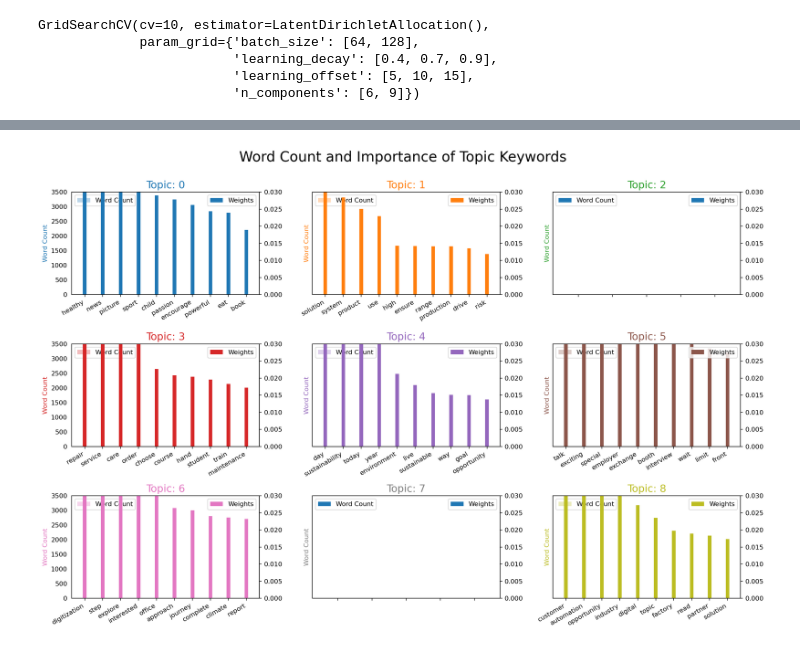
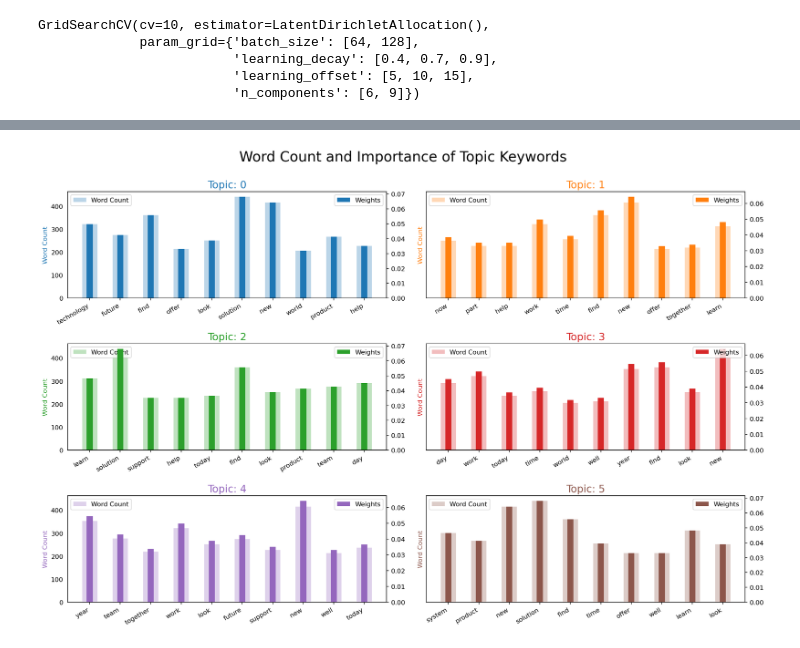
Before and after one commit to vladislabv/machine-learning-project, a Jupyter notebook: notebooks/2.1-vst-latent-dirichlet-analysis-lda-Copy1.ipynb, the cells around one changed output, grey strips where cells are left out. Cells and saved outputs as stored; diff of their text form; code cells hidden in the pictures.

```diff
--- a/notebooks/2.1-vst-latent-dirichlet-analysis-lda-Copy1.ipynb
+++ b/notebooks/2.1-vst-latent-dirichlet-analysis-lda-Copy1.ipynb
@@ -352,6 +391,6 @@ df_topic_keywords
 # %%
 # Format
-df_dominant_topic = format_topics_sentences(best_lda_model, vectorizer, data).reset_index()
+df_dominant_topic = format_topics_sentences(best_lda_model, vec_tfidf, data).reset_index()
 df_dominant_topic.columns = ['Document_No', 'Dominant_Topic', 'Topic_Perc_Contrib', 'Keywords', 'Text']
 df_dominant_topic.head(10)
 # %% [output]
@@ -388,7 +427,7 @@ plt.show()
 # %%
 cols = [color for name, color in mcolors.TABLEAU_COLORS.items()]  # more colors: 'mcolors.XKCD_COLORS'
 
-fig, axes = plt.subplots(3,3,figsize=(16,14), dpi=160, sharex=True, sharey=True)
+fig, axes = plt.subplots(3,2,figsize=(16,14), dpi=160, sharex=True, sharey=True)
 
 for i, ax in enumerate(axes.flatten()):
     df_dominant_topic_sub = df_dominant_topic.loc[df_dominant_topic.Dominant_Topic == i, :]
@@ -425,16 +464,13 @@ cloud = WordCloud(stopwords='english',
 # Assuming you have a trained scikit-learn LDA model 'lda_model' and a vectorizer 'vectorizer'
 
 # Get the top words for each topic from the LDA model
-
 topics = best_lda_model.components_
 
 fig, axes = plt.subplots(3, 2, figsize=(10, 10), sharex=True, sharey=True)
 
 for i, ax in enumerate(axes.flatten()):
-    if i == 5:
-        break
     fig.add_subplot(ax)
-    topic_words = dict(zip(vectorizer.get_feature_names_out(), topics[i]))
+    topic_words = dict(zip(vec_tfidf.get_feature_names_out(), topics[i]))
     top_words = dict(sorted(topic_words.items(), key=lambda x: x[1], reverse=True)[:num_words])
     cloud.generate_from_frequencies(top_words)
     plt.imshow(cloud, interpolation='bilinear')
@@ -451,39 +487,78 @@ plt.show()
 # %%
-# Plot Word Count and Weights of Topic Keywords
-fig, axes = plt.subplots(3, 3, figsize=(16, 10), sharey=True, dpi=160)
+# Get the topics and their top words from the LDA model
+num_topics = best_lda_model.n_components
+topics = best_lda_model.components_
+
+# Flatten the list of documents and count word occurrences
+term_frequencies = X_tfidf.sum(axis=0).A1
+
+# Get the feature names (vocabulary)
+vocab = vec_tfidf.get_feature_names_out()
+
+# Create a dictionary to map terms to their frequencies
+word_counts = dict(zip(vocab, term_frequencies))
+
+# Initialize a list to store data
+out = []
+
+# Iterate through topics and their top words
+for i, topic in enumerate(topics):
+    top_words = [vec_tfidf.get_feature_names_out()[j] for j in topic.argsort()[-10:][::-1]]  # Adjust the number of top words as needed
+    for word in top_words:
+        # Get the word count
+        word_count = word_counts[word]
+
+        # Calculate word importance as word count divided by the total word count
+        word_importance = word_count / term_frequencies.sum()
+
+        out.append([word, i, word_count, word_importance])
+
+# Create a DataFrame from the collected data
+dfK = pd.DataFrame(out, columns=['word', 'topic_id', 'word_count', 'importance'])
+
+max_word_count = dfK['word_count'].max()
+max_word_importance = dfK['importance'].max()
+
+fig, axes = plt.subplots(3, 2, figsize=(16, 10), sharey=True, dpi=160)
 cols = [color for name, color in mcolors.TABLEAU_COLORS.items()]
-max_word_count = df['word_count'].max()
 
 for i, ax in enumerate(axes.flatten()):
-    ax.bar(x='word', height="word_count", data=df.loc[df.topic_id == i, :], color=cols[i], width=0.5, alpha=0.3, label='Word Count')
+    ax.bar(x='word', height="word_count", data=dfK.loc[dfK.topic_id == i, :], color=cols[i], width=0.5, alpha=0.3, label='Word Count')
     ax_twin = ax.twinx()
-    ax_twin.bar(x='word', height="importance", data=df.loc[df.topic_id == i, :], color=cols[i], width=0.2, label='Weights')
+    ax_twin.bar(x='word', height="importance", data=dfK.loc[dfK.topic_id == i, :], color=cols[i], width=0.2, label='Weights')
 
     # Check if the maximum word count is very small or zero
     if max_word_count < 1e-5:
         y_axis_limit = 0.1  # Set a small non-zero value for the y-axis limit
     else:
         y_axis_limit = max_word_count * 1.2
 
-    ax.set_ylim(0, y_axis_limit)
-    ax_twin.set_ylim(0, 0.030)
+    # if max_word_importance < 1e-5:
+    #     y_twin_axis_limit = 0.001
+    # else:
+    #     y_twin_axis_limit = max_word_importance * 1.2
 
-    x_labels = df.loc[df.topic_id == i, 'word']
+    #ax.set_ylim(0, y_axis_limit)
+    #ax_twin.set_ylim(0, y_twin_axis_limit)
+
+    # Set x-axis tick locations and labels
+    x_labels = dfK.loc[dfK.topic_id == i, 'word']
     ax.set_xticks(range(len(x_labels)))
     ax.set_xticklabels(x_labels, rotation=30, horizontalalignment='right')
 
     ax.set_ylabel('Word Count', color=cols[i])
     ax.set_title('Topic: ' + str(i), color=cols[i], fontsize=16)
     ax.tick_params(axis='y', left=False)
 
     ax.legend(loc='upper left')
     ax_twin.legend(loc='upper right')
 
+
 fig.tight_layout(w_pad=2)
 fig.suptitle('Word Count and Importance of Topic Keywords', fontsize=22, y=1.05)
 plt.show()
 # %% [output]
-[figure, old version]
+[figure, new version]
 # %%
 from matplotlib.colors import to_rgba
 
```
Also changed, not shown: parts of 19 cells of this notebook.
